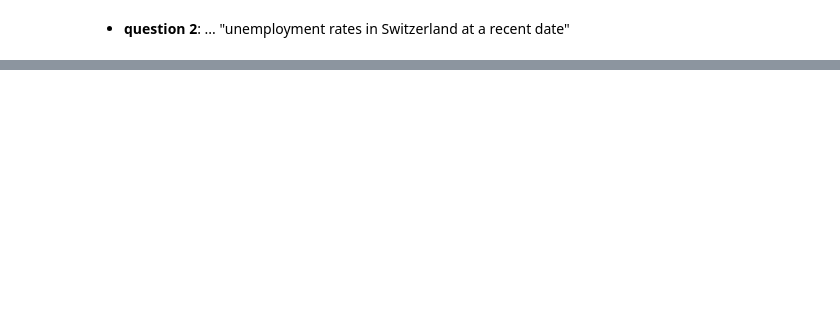
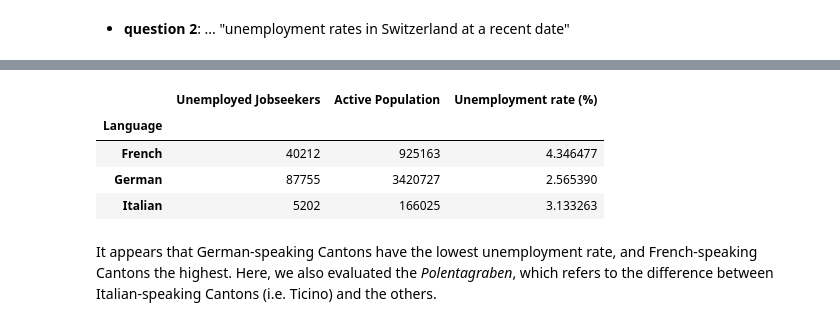
Before and after one commit to tarmeens/ada-homework, a Jupyter notebook: 03 - Interactive Viz/homework3.ipynb, the cells around one changed output, grey strips where cells are left out. Drawn from its saved outputs; the diff is of its cells as text; code cells hidden in the pictures; blank space fills up the shorter version.

```diff
--- a/03 - Interactive Viz/homework3.ipynb
+++ b/03 - Interactive Viz/homework3.ipynb
@@ -370,0 +500,6 @@ TODO: task 4
+# %%
+french_speaking = set(['Valais', 'Fribourg', 'Genève', 'Vaud', 'Neuchâtel', 'Jura'])
+italian_speaking = set(['Ticino'])
+german_speaking = set(ch_unemployed['Canton']) - french_speaking - italian_speaking
+print('German-speaking cantons:')
+german_speaking
@@ -370,0 +528,21 @@ TODO: task 4
+# %%
+def get_language(canton):
+    if canton in french_speaking:
+        return "French"
+    elif canton in german_speaking:
+        return "German"
+    else:
+        return "Italian"
+
+ch_unemployed['Language'] = ch_unemployed['Canton'].map(get_language)
+by_language = ch_unemployed.groupby('Language')['Unemployed Jobseekers', 'Active Population'].sum()
+by_language['Unemployment rate (%)'] = by_language['Unemployed Jobseekers']/by_language['Active Population']*100
+by_language
+# %% [output]
+|  | Unemployed Jobseekers | Active Population | Unemployment rate (%) |
+| Language |  |  |  |
+| French | 40212 | 925163 | 4.346477 |
+| German | 87755 | 3420727 | 2.565390 |
+| Italian | 5202 | 166025 | 3.133263 |
+# %% [markdown]
+It appears that German-speaking Cantons have the lowest unemployment rate, and French-speaking Cantons the highest. Here, we also evaluated the *Polentagraben*, which refers to the difference between Italian-speaking Cantons (i.e. Ticino) and the others.
```
Also changed, not shown: parts of 51 cells of this notebook.
